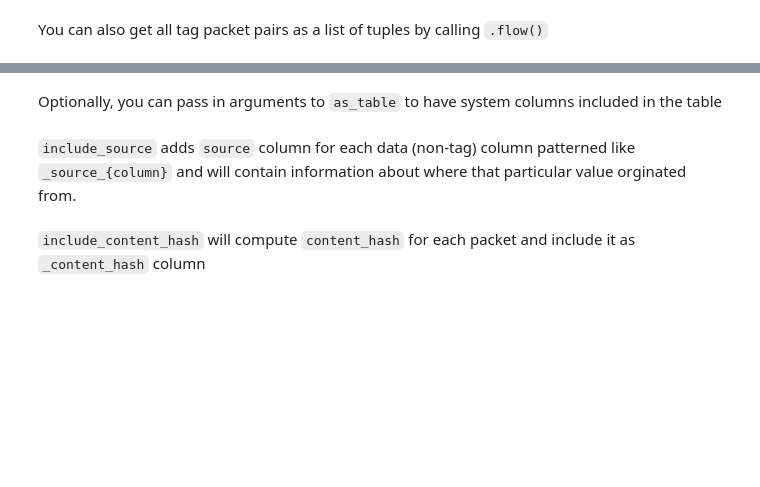
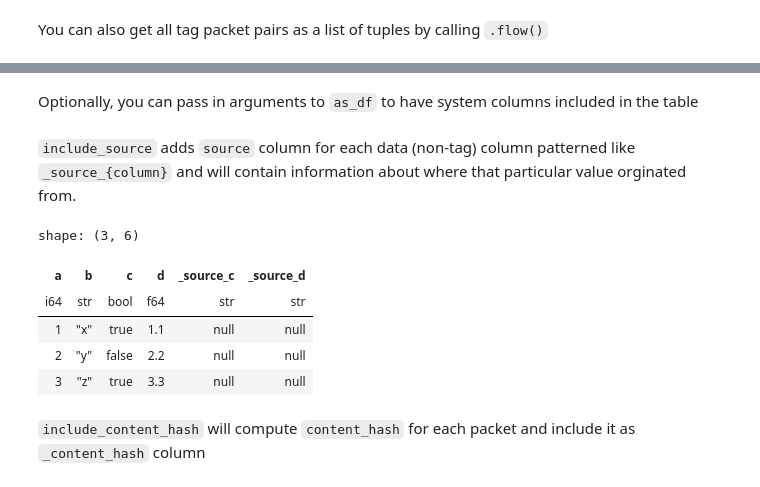
Before and after one commit to walkerlab/orcapod-python, a Jupyter notebook: notebooks/tutorials/01_orcapod_quick_exploration.ipynb, the cells around one changed output, grey strips where cells are left out. Saved outputs shown, nothing was run; the diff lists cells and outputs as text; code cells hidden in the pictures; blank space fills up the shorter version.

Commit message:
doc: add as_df to streams

```diff
--- a/notebooks/tutorials/01_orcapod_quick_exploration.ipynb
+++ b/notebooks/tutorials/01_orcapod_quick_exploration.ipynb
@@ -46,9 +61,16 @@ stream.as_table()
 # %% [markdown]
-Optionally, you can pass in arguments to `as_table` to have system columns included in the table
+Optionally, you can pass in arguments to `as_df` to have system columns included in the table
 # %% [markdown]
 `include_source` adds `source` column for each data (non-tag) column patterned like `_source_{column}` and will contain information about where that particular value orginated from.
 # %%
-stream.as_table(include_source=True)
+stream.as_df(include_source=True)
+# %% [output]
+shape: (3, 6)
+| a | b | c | d | _source_c | _source_d |
+| i64 | str | bool | f64 | str | str |
+| 1 | "x" | true | 1.1 | null | null |
+| 2 | "y" | false | 2.2 | null | null |
+| 3 | "z" | true | 3.3 | null | null |
 # %% [markdown]
 `include_content_hash` will compute `content_hash` for each packet and include it as `_content_hash` column
 # %%
```
Also changed, not shown: parts of 47 cells of this notebook, 2 other files.
